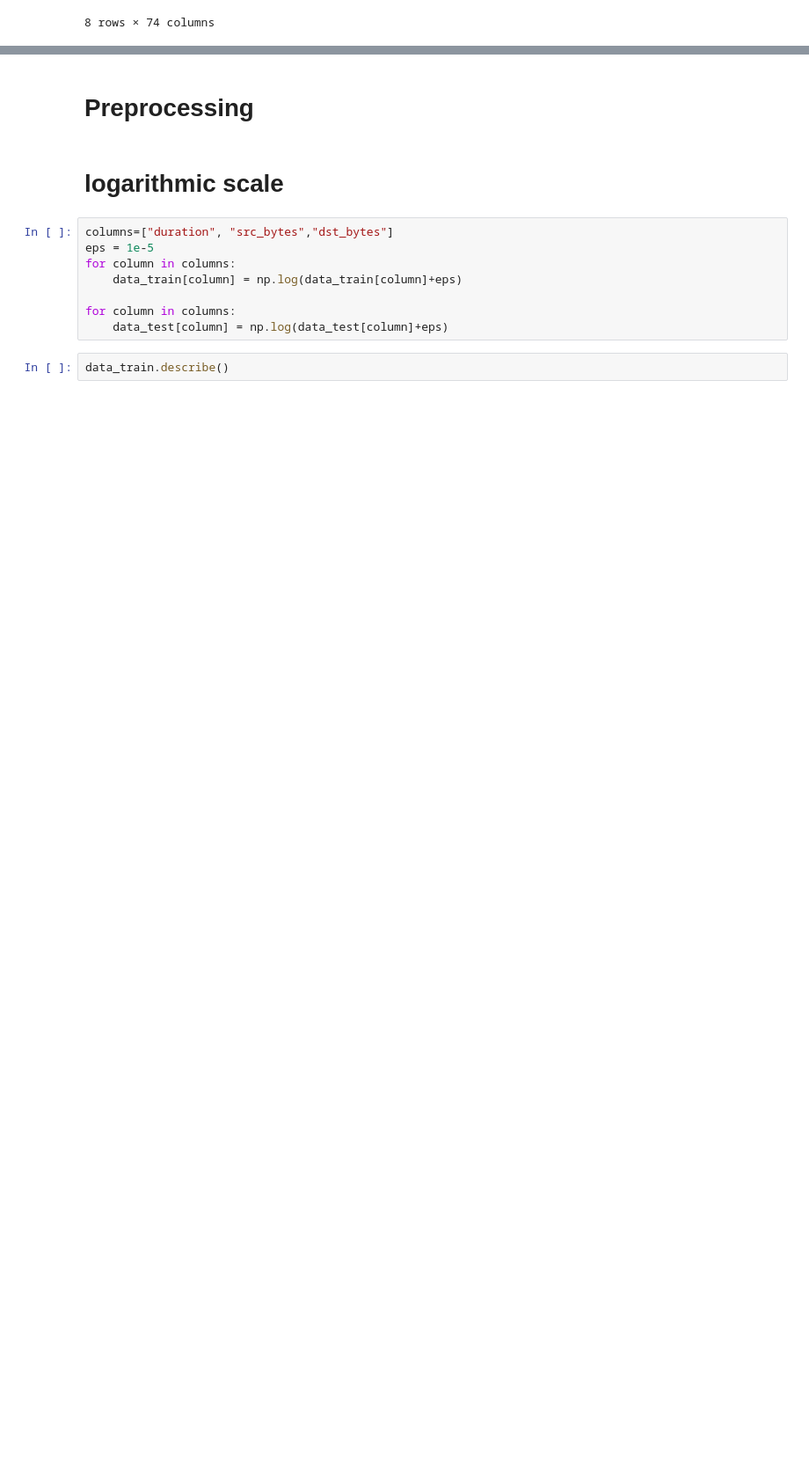
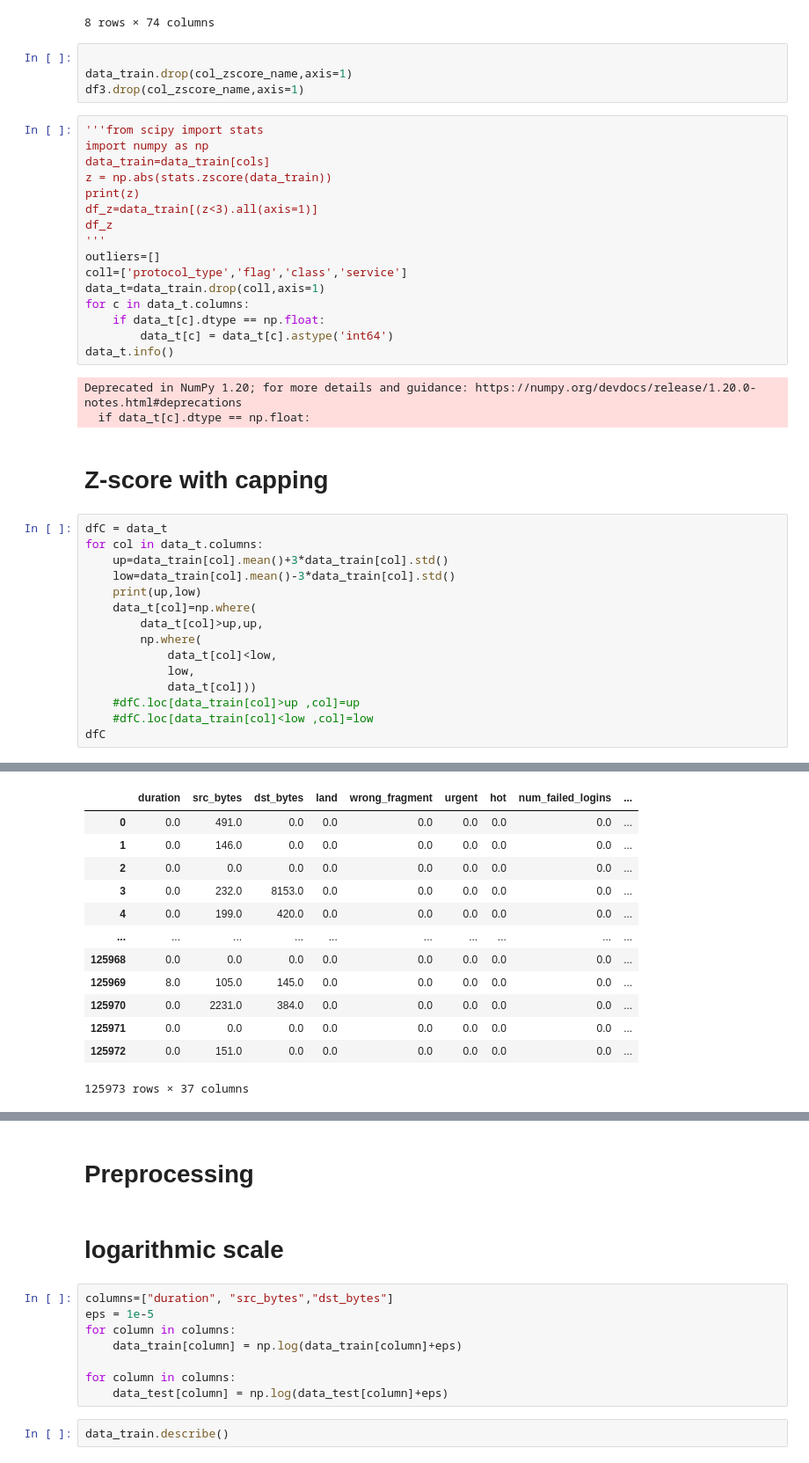
Before and after one commit to ddfadela/IDS, a Jupyter notebook: IDS.ipynb, the cells around one changed output, grey strips where cells are left out. Shown at 88% size. Cells and saved outputs as stored; diff of their text form; blank space fills up the shorter version.

Commit message:
capping

```diff
--- a/IDS.ipynb
+++ b/IDS.ipynb
@@ -397,3 +414,44 @@ data_train.describe()
 | 75% | 0.00000 | 2.760000e+02 | 5.160000e+02 | 0.000000 | 0.000000 | 0.000000 | 0.000000 | 0.000000 | ... |
 | max | 42908.00000 | 1.379964e+09 | 1.309937e+09 | 1.000000 | 3.000000 | 3.000000 | 77.000000 | 5.000000 | ... |
 8 rows × 74 columns
+# %%
+
+data_train.drop(col_zscore_name,axis=1)
+df3.drop(col_zscore_name,axis=1)
+# %%
+'''from scipy import stats
+import numpy as np
+data_train=data_train[cols]
+z = np.abs(stats.zscore(data_train))
+print(z)
+df_z=data_train[(z<3).all(axis=1)]
+df_z
+'''
+outliers=[]
+coll=['protocol_type','flag','class','service']
+data_t=data_train.drop(coll,axis=1)
+for c in data_t.columns:
+    if data_t[c].dtype == np.float:
+        data_t[c] = data_t[c].astype('int64')
+data_t.info()
+# %% [output]
+Deprecated in NumPy 1.20; for more details and guidance: https://numpy.org/devdocs/release/1.20.0-notes.html#deprecations
+  if data_t[c].dtype == np.float:
+# %% [markdown]
+# Z-score with capping
+# %%
+dfC = data_t
+for col in data_t.columns:
+    up=data_train[col].mean()+3*data_train[col].std()
+    low=data_train[col].mean()-3*data_train[col].std()
+    print(up,low)
+    data_t[col]=np.where(
+        data_t[col]>up,up,
+        np.where(
+            data_t[col]<low,
+            low,
+            data_t[col]))
+    #dfC.loc[data_train[col]>up ,col]=up
+    #dfC.loc[data_train[col]<low ,col]=low
+dfC
+# %% [output]
@@ -399,0 +475,13 @@ data_train.describe()
+|  | duration | src_bytes | dst_bytes | land | wrong_fragment | urgent | hot | num_failed_logins | ... |
+| 0 | 0.0 | 491.0 | 0.0 | 0.0 | 0.0 | 0.0 | 0.0 | 0.0 | ... |
+| 1 | 0.0 | 146.0 | 0.0 | 0.0 | 0.0 | 0.0 | 0.0 | 0.0 | ... |
+| 2 | 0.0 | 0.0 | 0.0 | 0.0 | 0.0 | 0.0 | 0.0 | 0.0 | ... |
+| 3 | 0.0 | 232.0 | 8153.0 | 0.0 | 0.0 | 0.0 | 0.0 | 0.0 | ... |
+| 4 | 0.0 | 199.0 | 420.0 | 0.0 | 0.0 | 0.0 | 0.0 | 0.0 | ... |
+| ... | ... | ... | ... | ... | ... | ... | ... | ... | ... |
+| 125968 | 0.0 | 0.0 | 0.0 | 0.0 | 0.0 | 0.0 | 0.0 | 0.0 | ... |
+| 125969 | 8.0 | 105.0 | 145.0 | 0.0 | 0.0 | 0.0 | 0.0 | 0.0 | ... |
+| 125970 | 0.0 | 2231.0 | 384.0 | 0.0 | 0.0 | 0.0 | 0.0 | 0.0 | ... |
+| 125971 | 0.0 | 0.0 | 0.0 | 0.0 | 0.0 | 0.0 | 0.0 | 0.0 | ... |
+| 125972 | 0.0 | 151.0 | 0.0 | 0.0 | 0.0 | 0.0 | 0.0 | 0.0 | ... |
+125973 rows × 37 columns
```
Also changed, not shown: parts of 11 cells of this notebook.
